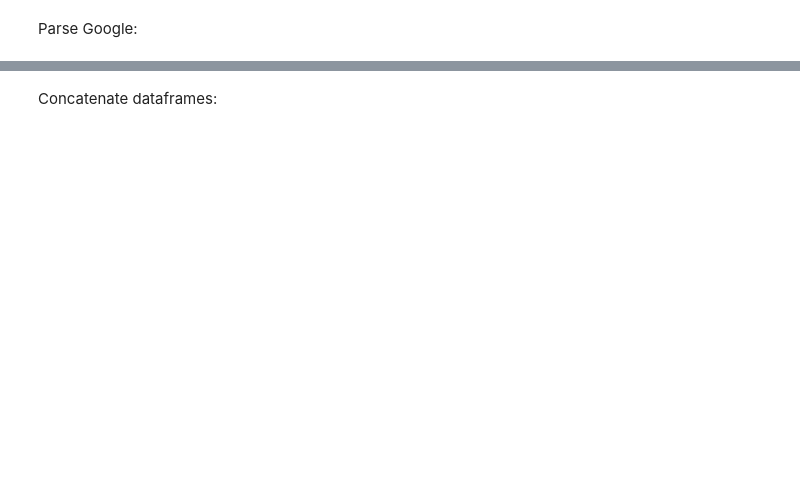
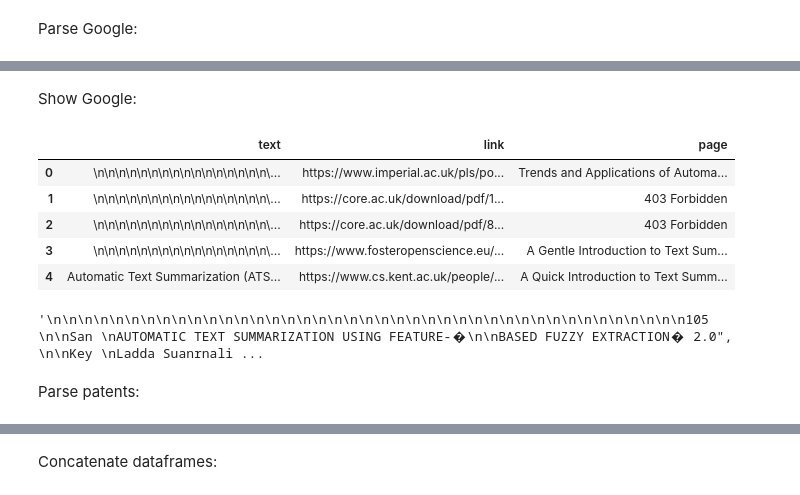
Before and after one commit to SergeyKamenshchikov/Sksummy, a Jupyter notebook: meta.ipynb, the cells around one changed output, grey strips where cells are left out. Drawn from its saved outputs; the diff is of its cells as text; code cells hidden in the pictures; blank space fills up the shorter version.

```diff
--- a/meta.ipynb
+++ b/meta.ipynb
@@ -872,0 +936,32 @@ Parse Google Patents:
+# %%
+%%time
+
+googletext = ''
+googlekeys = ''
+
+df_google = pd.DataFrame()
+
+if gogle_sum == True:
+    try:
+        google_data = parse_google("https://www.google.com/search?q=", query, keys_number, page_number, 'body')
+        df_google = google_data[2]
+
+        googletext = ''.join(list(df_google['text']))
+
+        if compress == True:
+            googletext = coref_res(filter_triplet(googletext))
+
+        google_entities = get_entities(googletext, keys_number)
+        googlekeys = graph_keys(googletext, keys_number)
+
+        print('|Keywords|:', googlekeys, '\n')
+        print('|Entities|:', google_entities, '\n')
+
+
+    except:
+        print('No data')
+
+df_google.replace('', np.nan, inplace=True)
+df_google.dropna(inplace=True)
+
+winsound.Beep(2500, 1000)
@@ -873,3 +980,20 @@ Parse Google Patents:
+# %% [markdown]
+Show Google:
+# %%
+df_google.head(20)
+# %% [output]
+|  | text | link | page |
+| 0 | \n\n\n\n\n\n\n\n\n\n\n\n\n\n\n\n\... | https://www.imperial.ac.uk/pls/po... | Trends and Applications of Automa... |
+| 1 | \n\n\n\n\n\n\n\n\n\n\n\n\n\n\n\n\... | https://core.ac.uk/download/pdf/1... | 403 Forbidden |
+| 2 | \n\n\n\n\n\n\n\n\n\n\n\n\n\n\n\n\... | https://core.ac.uk/download/pdf/8... | 403 Forbidden |
+| 3 | \n\n\n\n\n\n\n\n\n\n\n\n\n\n\n\n\... | https://www.fosteropenscience.eu/... | A Gentle Introduction to Text Sum... |
+| 4 | Automatic Text Summarization (ATS... | https://www.cs.kent.ac.uk/people/... | A Quick Introduction to Text Summ... |
+# %%
+str(df_google['text'][0])
+# %% [output]
+'\n\n\n\n\n\n\n\n\n\n\n\n\n\n\n\n\n\n\n\n\n\n\n\n\n\n\n\n\n\n\n\n\n\n\n\n\n\n\n\n\n105 \n\nSan \nAUTOMATIC TEXT SUMMARIZATION USING FEATURE-�\n\nBASED FUZZY EXTRACTION� 2.0", \n\nKey \nLadda Suanrnali ...
+# %% [markdown]
+Parse patents:
 # %%
 %%time
 
```
Also changed, not shown: parts of 53 cells of this notebook.
